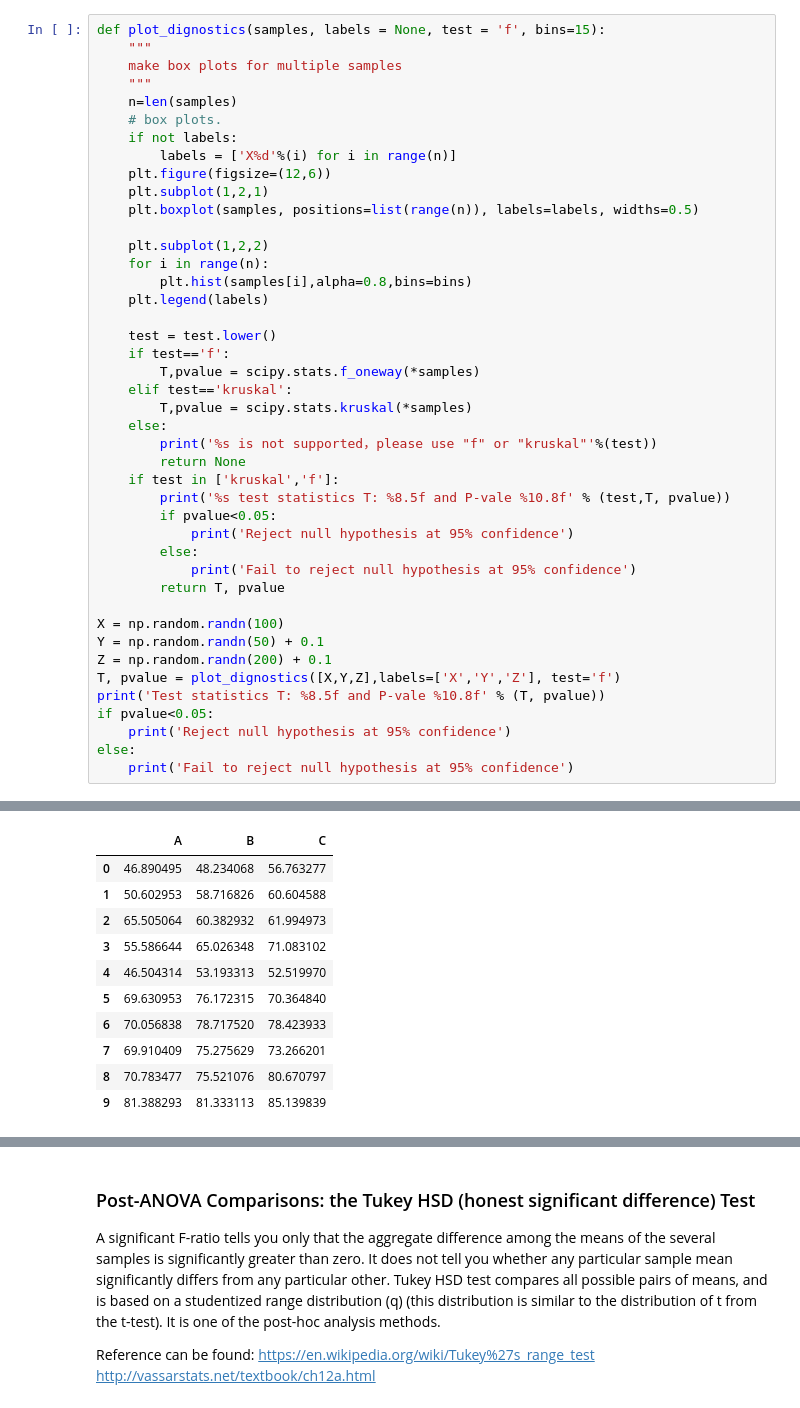
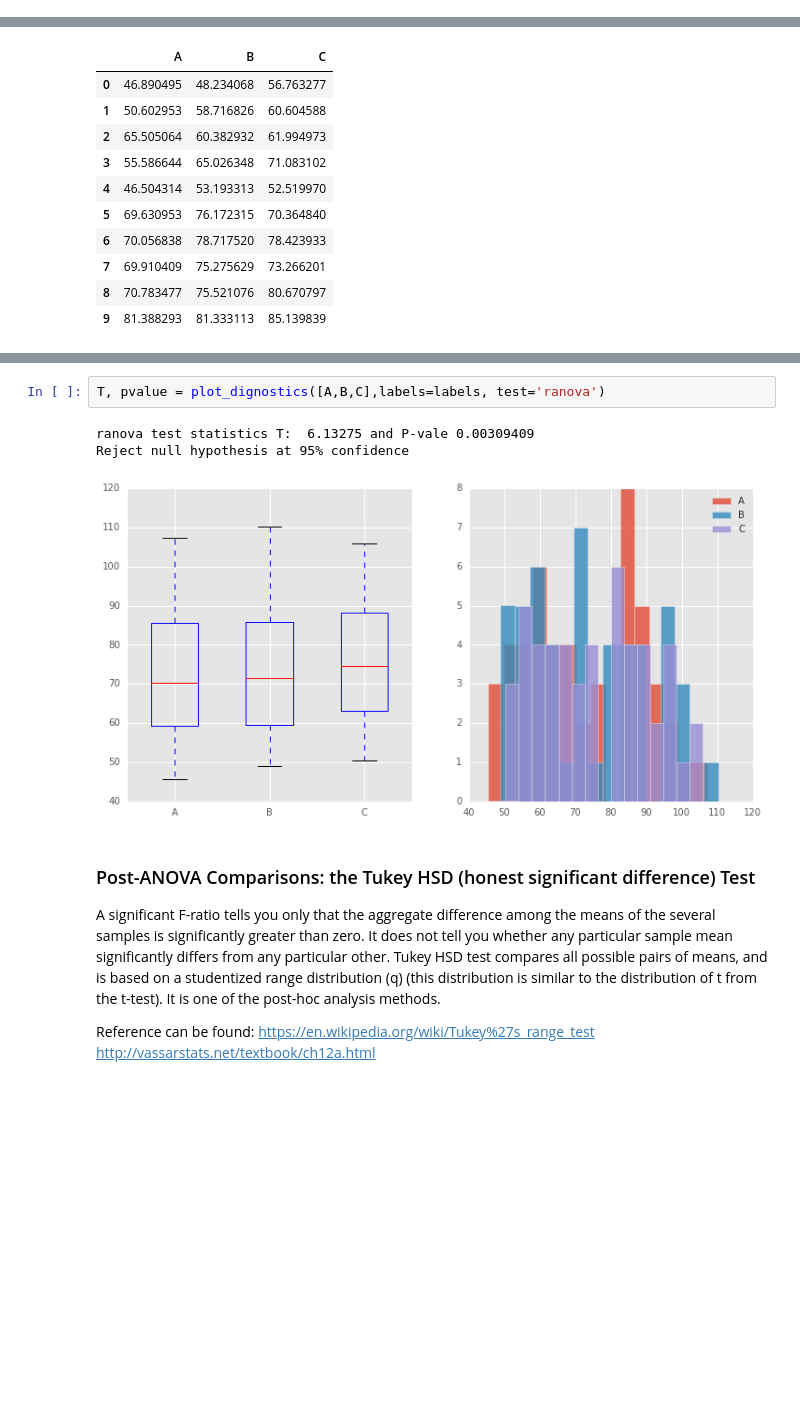
Before and after one commit to chaovite/hypotest, a Jupyter notebook: hypotest_anova.ipynb, the cells around one changed output, grey strips where cells are left out. Saved outputs shown, nothing was run; the diff lists cells and outputs as text; blank space fills up the shorter version.

````diff
--- a/hypotest_anova.ipynb
+++ b/hypotest_anova.ipynb
@@ -48,46 +50,3 @@ Each sample is from a normally distributed population.<br>
 The population standard deviations of the groups are all equal. This property is known as homoscedasticity.<br>
 
 If these assumptions are not true for a given set of data, it may still be possible to use the Kruskal-Wallis H-test (```scipy.stats.kruskal```) although with some loss of power.
-# %%
-def plot_dignostics(samples, labels = None, test = 'f', bins=15):
-    """
-    make box plots for multiple samples
-    """
-    n=len(samples)
-    # box plots.
-    if not labels:
-        labels = ['X%d'%(i) for i in range(n)]
-    plt.figure(figsize=(12,6))
-    plt.subplot(1,2,1)
-    plt.boxplot(samples, positions=list(range(n)), labels=labels, widths=0.5)
-
-    plt.subplot(1,2,2)
-    for i in range(n):
-        plt.hist(samples[i],alpha=0.8,bins=bins)
-    plt.legend(labels)
-
-    test = test.lower()
-    if test=='f':
-        T,pvalue = scipy.stats.f_oneway(*samples)
-    elif test=='kruskal':
-        T,pvalue = scipy.stats.kruskal(*samples)
-    else:
-        print('%s is not supported，please use "f" or "kruskal"'%(test))
-        return None
-    if test in ['kruskal','f']:
-        print('%s test statistics T: %8.5f and P-vale %10.8f' % (test,T, pvalue))
-        if pvalue<0.05:
-            print('Reject null hypothesis at 95% confidence')
-        else:
-            print('Fail to reject null hypothesis at 95% confidence')
-        return T, pvalue
-
-X = np.random.randn(100)
-Y = np.random.randn(50) + 0.1
-Z = np.random.randn(200) + 0.1
-T, pvalue = plot_dignostics([X,Y,Z],labels=['X','Y','Z'], test='f')
-print('Test statistics T: %8.5f and P-vale %10.8f' % (T, pvalue))
-if pvalue<0.05:
-    print('Reject null hypothesis at 95% confidence')
-else:
-    print('Fail to reject null hypothesis at 95% confidence')
@@ -311,3 +301,9 @@ Reject null hypothesis at 95% confidence
+# %%
+T, pvalue = plot_dignostics([A,B,C],labels=labels, test='ranova')
+# %% [output]
+ranova test statistics T:  6.13275 and P-vale 0.00309409
+Reject null hypothesis at 95% confidence
+[figure, added]
 # %% [markdown]
 ### Post-ANOVA Comparisons: the Tukey HSD (honest significant difference) Test
 
````
Also changed, not shown: parts of 15 cells of this notebook.
